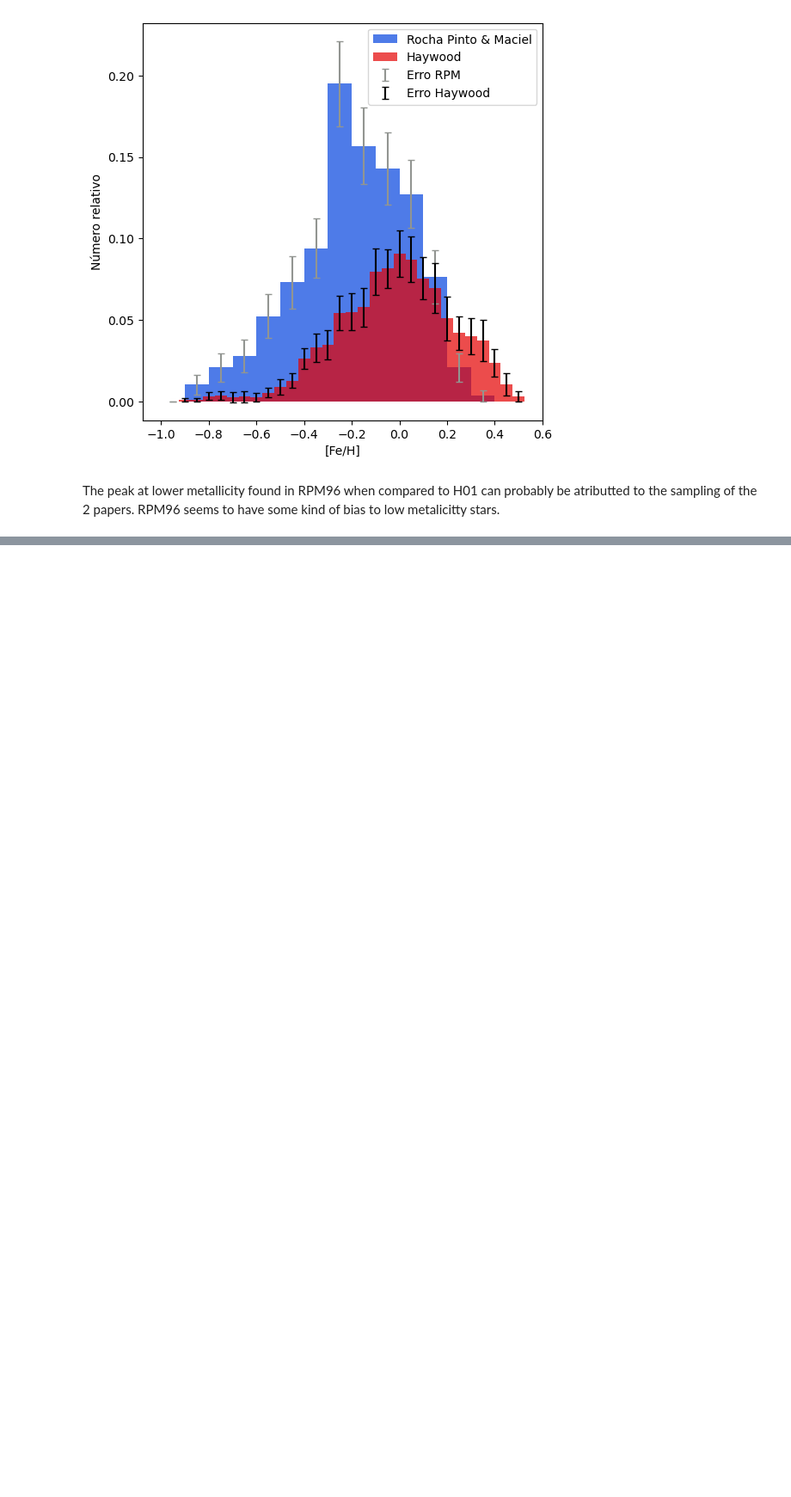
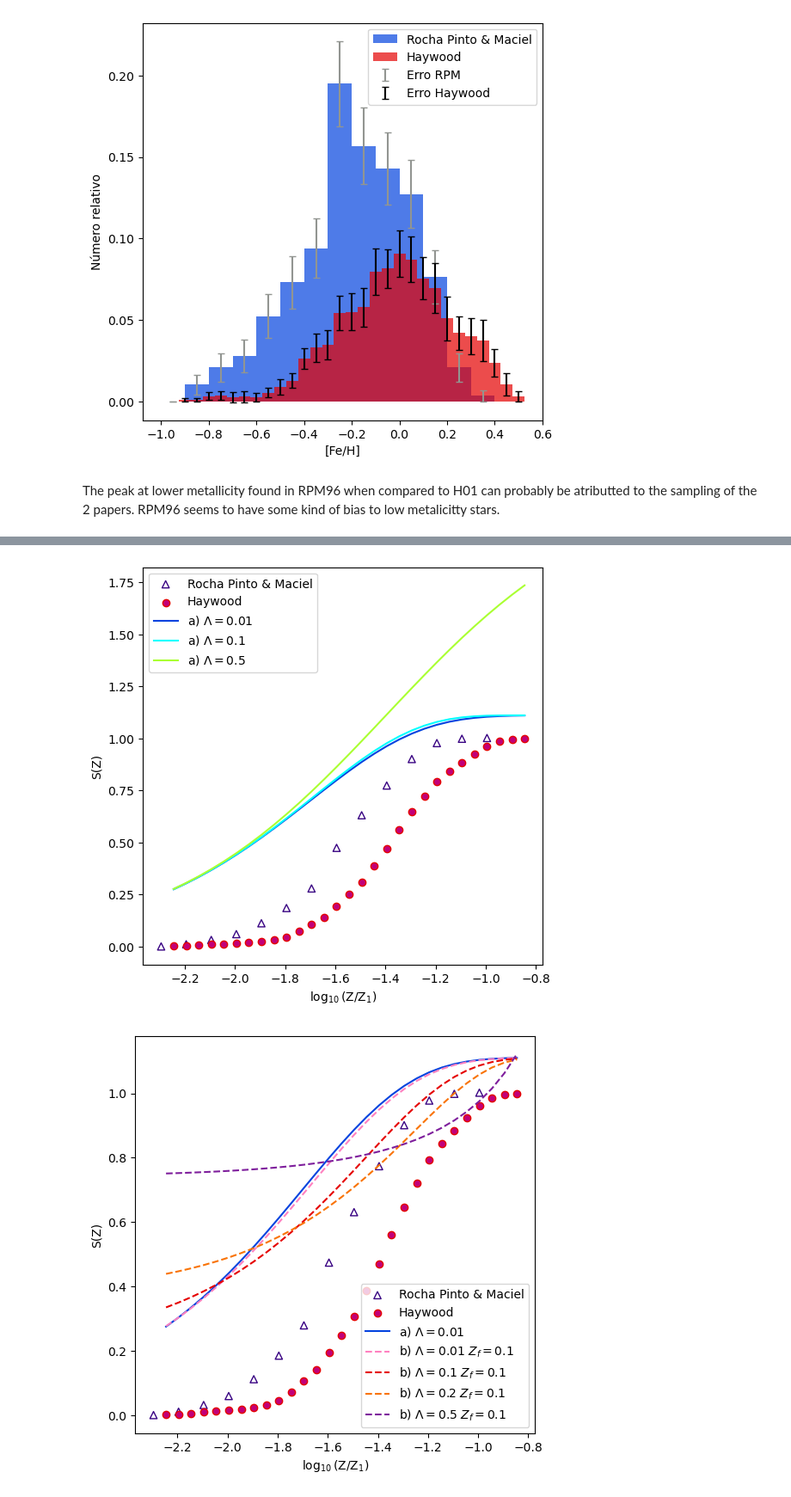
Before and after one commit to migueldeloreto/evolucao-quimica, a Jupyter notebook: atividade6/tarefa_6_evolucao.ipynb, the cells around one changed output, grey strips where cells are left out. Shown at 86% size. Drawn from its saved outputs; the diff is of its cells as text; code cells hidden in the pictures; blank space fills up the shorter version.

```diff
--- a/atividade6/tarefa_6_evolucao.ipynb
+++ b/atividade6/tarefa_6_evolucao.ipynb
@@ -71,11 +90,67 @@ plt.savefig('cumulativa.png', dpi=300, bbox_inches='tight', pad_inches=0.1)
 [figure]
-# %%
-mu_1=0.1
-y=0.02
-z_in=z_present*10**(-2.4)
-z_out=z_present*10**(-0.7)
-zs=np.arange(z_in, z_out, 0.001)
-
-def s(mu): return (1 - mu)/(1 - mu_1)
-def mu(LAM, z): return 1/(LAM -1)*(LAM - ((y-z*LAM)/y)**(LAM/(1-LAM)))
-def mu_alt(LAM, lam, zf, z):return 1/(1+lam-LAM)*(((z*LAM - zf*LAM - y)/(zf*LAM + y))**((LAM - lam -1/(LAM))) - (LAM - lam))
+# %%
+mu_1=0.1
+y=0.02
+log_rpm=z_fe_rpm/z_present
+log_hm=z_fe_hm/z_present
+
+def mu (l,z):
+    nom=l-1
+    den=l - (1- ((z)*l/y))**(1-1/l)
+    return (1-nom/den)/(1-mu_1)
+
+def mu_alt(LAM, lam, zf, z):
+    nom=np.array(LAM*zf-LAM*z+y)
+    den=np.array(LAM*zf + y)
+    dentro=nom/den
+    expo=(LAM-lam-1)/LAM
+    bla=np.power(dentro, expo)
+    bla2=bla -lam +LAM
+    bla3=bla2/(1+lam-LAM)
+    mu= bla3**(-1)
+    sz=(1-mu)/(1-mu_1)
+    return sz
+
+treco=[]
+for i in np.arange(0,1,0.1):
+    treco.append(mu_alt(i,0,0.01,zs))
+
+g2=plt.figure(figsize=[6,6])
+plt.scatter(rpm_f['log(z/z1)'], rpm_f['S(Z)'], marker='^', c='None', edgecolors='xkcd:indigo', label='Rocha Pinto & Maciel')
+plt.scatter(haywood_f['log(z/z1)'], haywood_f['S(Z)'],marker='o',c='xkcd:magenta', edgecolors='xkcd:red', label='Haywood')
+plt.plot(haywood_f['log(z/z1)'], mu(0.001,log_hm), color='xkcd:blue', label=r'a) $\Lambda=0.01$')
+plt.plot(haywood_f['log(z/z1)'], mu(0.1,log_hm), color='xkcd:cyan', label=r'a) $\Lambda=0.1$')
+plt.plot(haywood_f['log(z/z1)'], mu(0.5,log_hm), color='xkcd:lime', label=r'a) $\Lambda=0.5$')
+plt.xlabel(r'$\log_{10}(\text{Z}/\text{Z}_1)$')
+plt.ylabel(r'S(Z)')
+plt.legend()
+plt.savefig('3a.png', dpi=300, bbox_inches='tight', pad_inches=0.1)
+
+g3=plt.figure(figsize=[6,6])
+plt.scatter(rpm_f['log(z/z1)'], rpm_f['S(Z)'], marker='^', c='None', edgecolors='xkcd:indigo', label='Rocha Pinto & Maciel')
+plt.scatter(haywood_f['log(z/z1)'], haywood_f['S(Z)'],marker='o',c='xkcd:magenta', edgecolors='xkcd:red', label='Haywood')
+plt.plot(haywood_f['log(z/z1)'], mu(0.001,log_hm), color='xkcd:blue', label=r'a) $\Lambda=0.01$')
+plt.plot(haywood_f['log(z/z1)'], mu_alt(0.01, 0, 0.1, log_hm), linestyle='--', color='xkcd:pink', label=r'b) $\Lambda=0.01$ $Z_f =0.1$')
+plt.plot(haywood_f['log(z/z1)'], mu_alt(0.1, 0, 0.1, log_hm), linestyle='--', color='xkcd:red', label=r'b) $\Lambda=0.1$ $Z_f =0.1$')
+plt.plot(haywood_f['log(z/z1)'], mu_alt(0.2, 0, 0.1, log_hm), linestyle='--', color='xkcd:orange', label=r'b) $\Lambda=0.2$ $Z_f =0.1$')
+plt.plot(haywood_f['log(z/z1)'], mu_alt(0.5, 0, 0.1, log_hm), linestyle='--', color='xkcd:purple', label=r'b) $\Lambda=0.5$ $Z_f =0.1$')
+plt.xlabel(r'$\log_{10}(\text{Z}/\text{Z}_1)$')
+plt.ylabel(r'S(Z)')
+plt.legend()
+plt.savefig('3b1.png', dpi=300, bbox_inches='tight', pad_inches=0.1)
+
+
+g4=plt.figure(figsize=[6,6])
+plt.scatter(rpm_f['log(z/z1)'], rpm_f['S(Z)'], marker='^', c='None', edgecolors='xkcd:indigo', label='Rocha Pinto & Maciel')
+plt.scatter(haywood_f['log(z/z1)'], haywood_f['S(Z)'],marker='o',c='xkcd:magenta', edgecolors='xkcd:red', label='Haywood')
+plt.plot(haywood_f['log(z/z1)'], mu(0.001,log_hm), color='xkcd:blue', label=r'a) $\Lambda=0.01$')
+plt.plot(haywood_f['log(z/z1)'], mu_alt(0.2, 0, 0.1, log_hm), linestyle='--', color='xkcd:orange', label=r'b) $\Lambda=0.2$ $Z_f =0.1$')
+plt.plot(haywood_f['log(z/z1)'], mu_alt(0.2, 0, 0.5, log_hm), linestyle='--', color='xkcd:pink', label=r'b) $\Lambda=0.2$ $Z_f =0.5$')
+plt.plot(haywood_f['log(z/z1)'], mu_alt(0.2, 0, 0.01, log_hm), linestyle='--', color='xkcd:brown', label=r'b) $\Lambda=0.2$ $Z_f =0.01$')
+plt.xlabel(r'$\log_{10}(\text{Z}/\text{Z}_1)$')
+plt.ylabel(r'S(Z)')
+plt.legend()
+plt.savefig('3b2.png', dpi=300, bbox_inches='tight', pad_inches=0.1)
+# %% [output]
+[figure, added]
+[figure, added]
```
Also changed, not shown: parts of 2 cells of this notebook.
